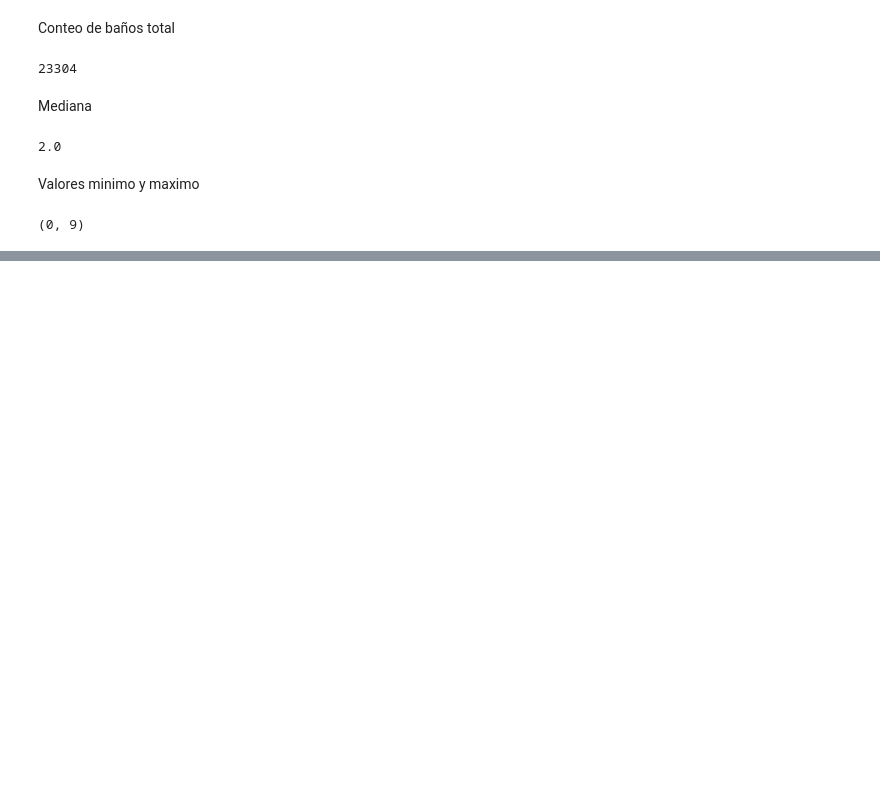
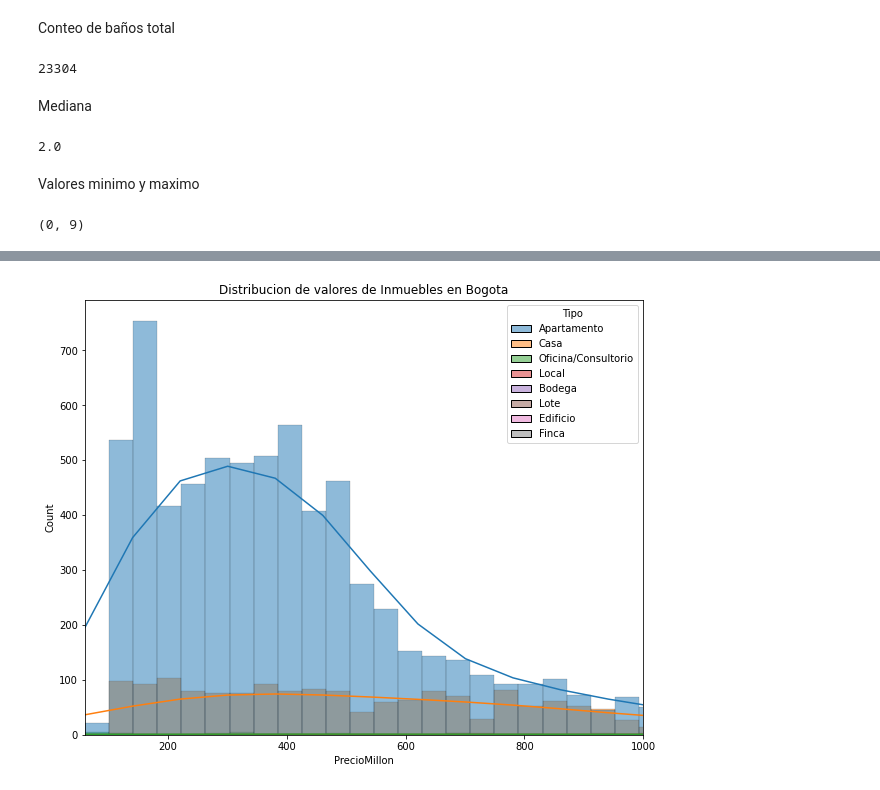
Before and after one commit to zalotores/InmersionDataScienceConPython, a Jupyter notebook: clase1/Clase1.ipynb, the cells around one changed output, grey strips where cells are left out. Saved outputs shown, nothing was run; the diff lists cells and outputs as text; code cells hidden in the pictures; blank space fills up the shorter version.

Commit message:
clase2 - faltan ejercicios

```diff
--- a/clase1/Clase1.ipynb
+++ b/clase1/Clase1.ipynb
@@ -234,0 +373,14 @@ minBanhos, maxBanhos
+# %%
+import matplotlib.pyplot as plt
+import seaborn as sns
+
+plt.figure(figsize=(10,8))
+grafico = sns.histplot(data=inmuebles, x='PrecioMillon', kde=True, hue='Tipo')
+grafico.set_title('Distribucion de valores de Inmuebles en Bogota')
+plt.xlim((60,1000))
+#plt.ylim((0,20))
+plt.savefig('/content/drive/MyDrive/Alura/inmersionDataScience/clase1/distribValoresInmuebles.png', format='png')
+
+plt.show()
+# %% [output]
+[figure, added]
```
Also changed, not shown: parts of 19 cells of this notebook, 3 other files.
